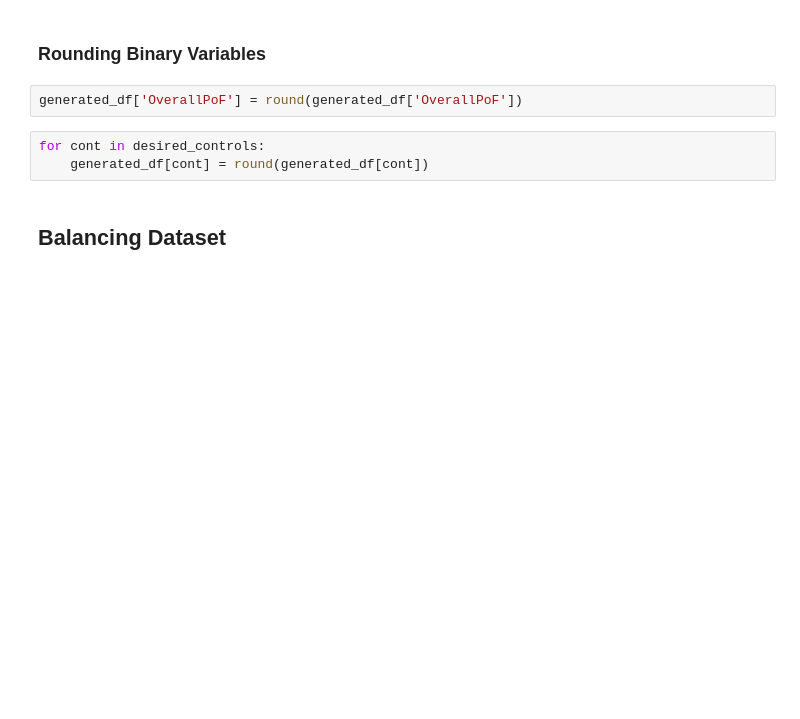
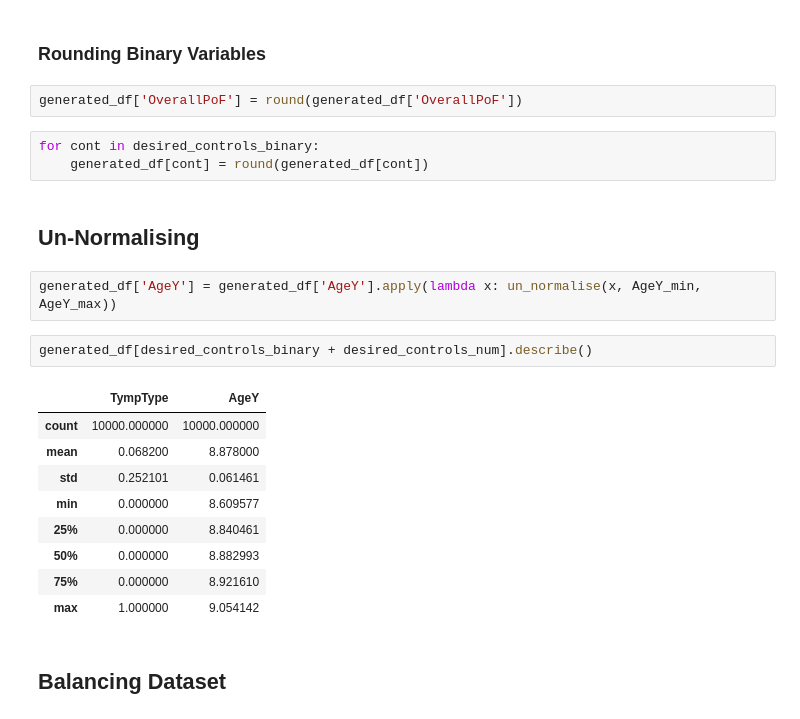
Before and after one commit to Charlene-L/CITS5553-Capstone-Project, a Jupyter notebook: GAN/Benjamin/vae_ben.ipynb, the cells around one changed output. Drawn from its saved outputs; the diff is of its cells as text; blank space fills up the shorter version.

```diff
--- a/GAN/Benjamin/vae_ben.ipynb
+++ b/GAN/Benjamin/vae_ben.ipynb
@@ -204,8 +225,24 @@ gen_freqs = generated_df[freq_cols]
 # %%
 generated_df['OverallPoF'] = round(generated_df['OverallPoF'])
 # %%
-for cont in desired_controls:
+for cont in desired_controls_binary:
     generated_df[cont] = round(generated_df[cont])
+# %% [markdown]
+## Un-Normalising
+# %%
+generated_df['AgeY'] = generated_df['AgeY'].apply(lambda x: un_normalise(x, AgeY_min, AgeY_max))
+# %%
+generated_df[desired_controls_binary + desired_controls_num].describe()
+# %% [output]
+|  | TympType | AgeY |
+| count | 10000.000000 | 10000.000000 |
+| mean | 0.068200 | 8.878000 |
+| std | 0.252101 | 0.061461 |
+| min | 0.000000 | 8.609577 |
+| 25% | 0.000000 | 8.840461 |
+| 50% | 0.000000 | 8.882993 |
+| 75% | 0.000000 | 8.921610 |
+| max | 1.000000 | 9.054142 |
 # %% [markdown]
 ## Balancing Dataset
 # %%
```
Also changed, not shown: parts of 21 cells of this notebook, 1 other file.
